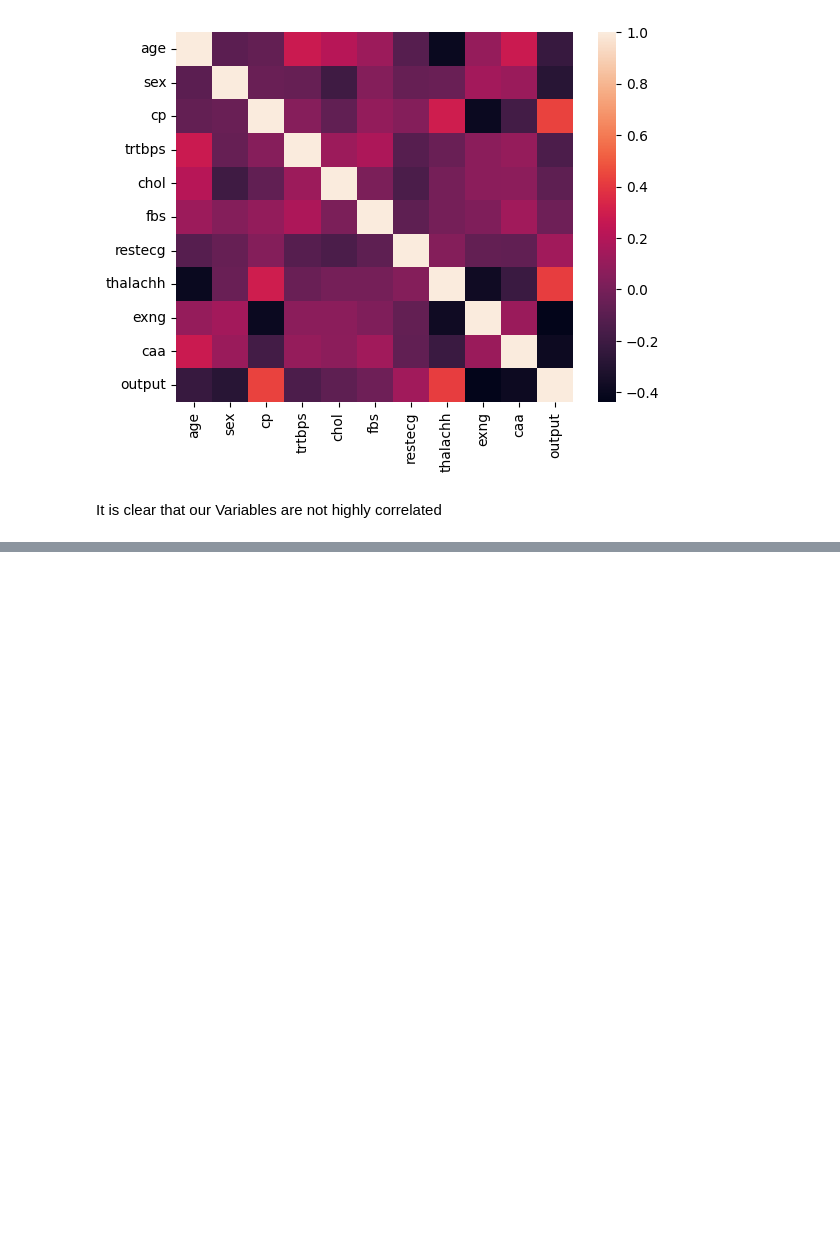
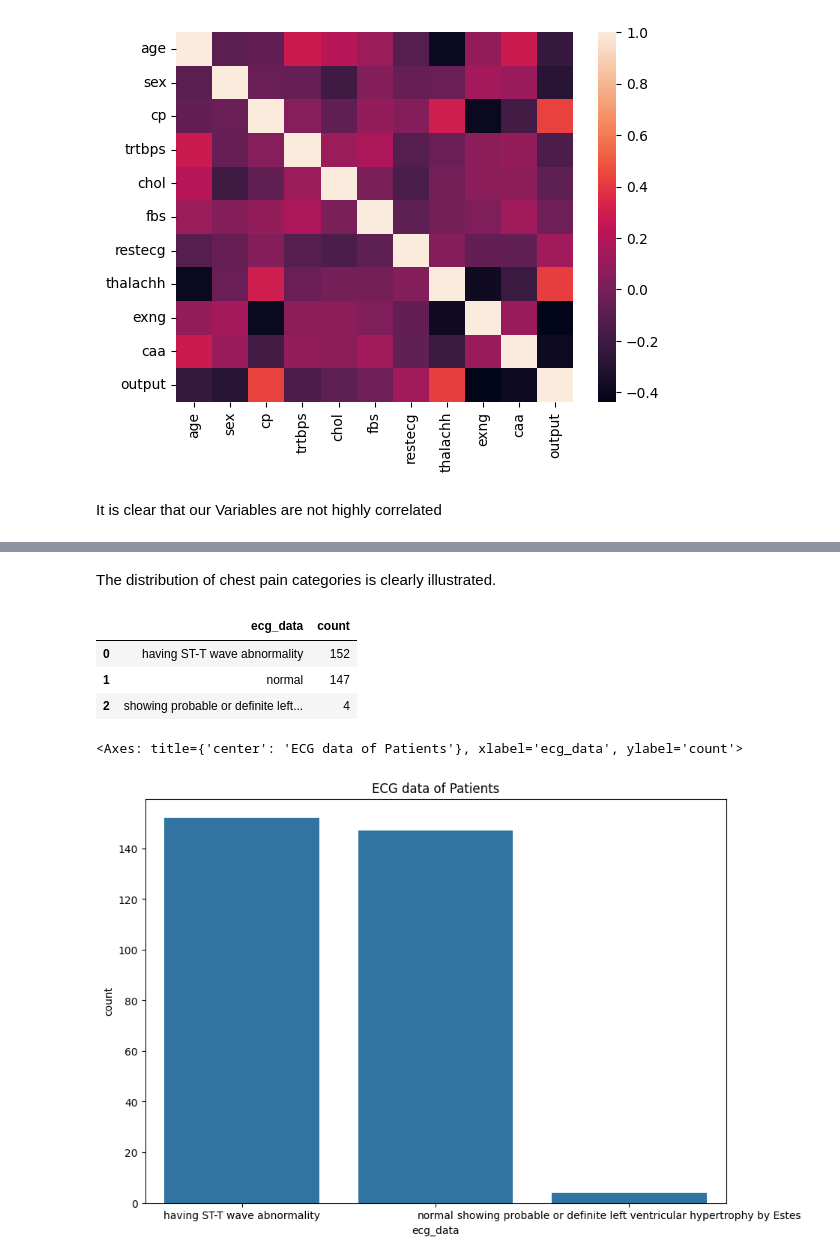
Before and after one commit to karishmasd/Heart-Attack-Risk-Predictor, a Jupyter notebook: heart.ipynb, the cells around one changed output, grey strips where cells are left out. Cells and saved outputs as stored; diff of their text form; code cells hidden in the pictures; blank space fills up the shorter version.

```diff
--- a/heart.ipynb
+++ b/heart.ipynb
@@ -138,0 +207,23 @@ It is clear that our Variables are not highly correlated
+# %% [markdown]
+The distribution of chest pain categories is clearly illustrated.
+# %%
+ecg_data= df['restecg'].value_counts().reset_index()
+ecg_data.columns = ['ecg_data', 'count']
+ecg_data.loc[ecg_data['ecg_data'] == 0, 'ecg_data'] = 'normal'
+ecg_data.loc[ecg_data['ecg_data'] == 1, 'ecg_data'] = 'having ST-T wave abnormality'
+ecg_data.loc[ecg_data['ecg_data'] == 2, 'ecg_data'] = 'showing probable or definite left ventricular hypertrophy by Estes'
+
+ecg_data
+# %% [output]
+|  | ecg_data | count |
+| 0 | having ST-T wave abnormality | 152 |
+| 1 | normal | 147 |
+| 2 | showing probable or definite left... | 4 |
+# %%
+plt.figure(figsize=(10, 7))
+plt.title("ECG data of Patients")
+
+sns.barplot(x=ecg_data['ecg_data'], y=ecg_data['count'])
+# %% [output]
+<Axes: title={'center': 'ECG data of Patients'}, xlabel='ecg_data', ylabel='count'>
+[figure, added]
```
Also changed, not shown: parts of 7 cells of this notebook.
